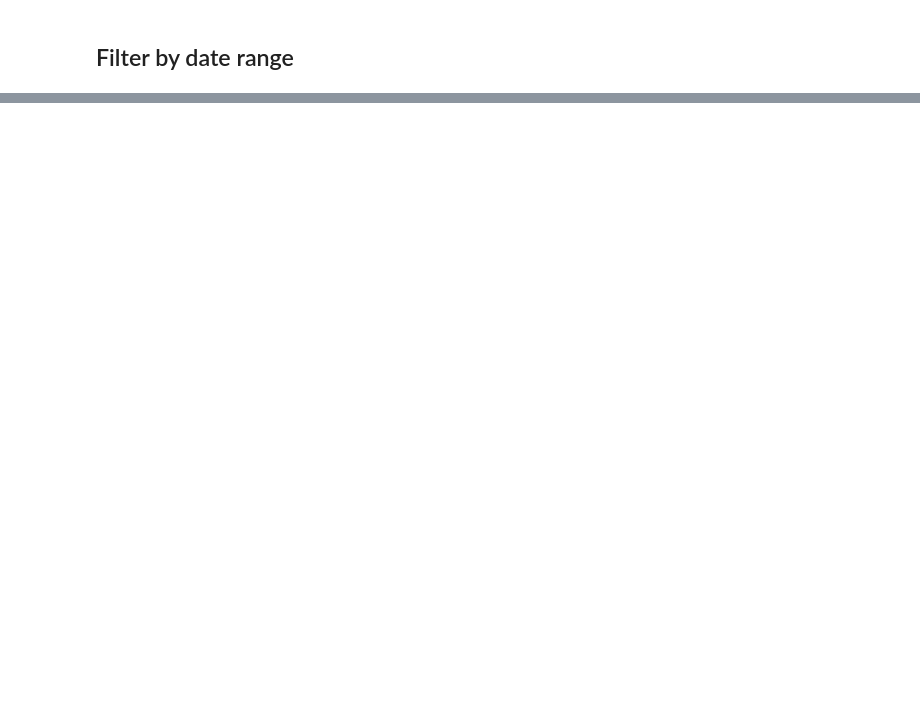
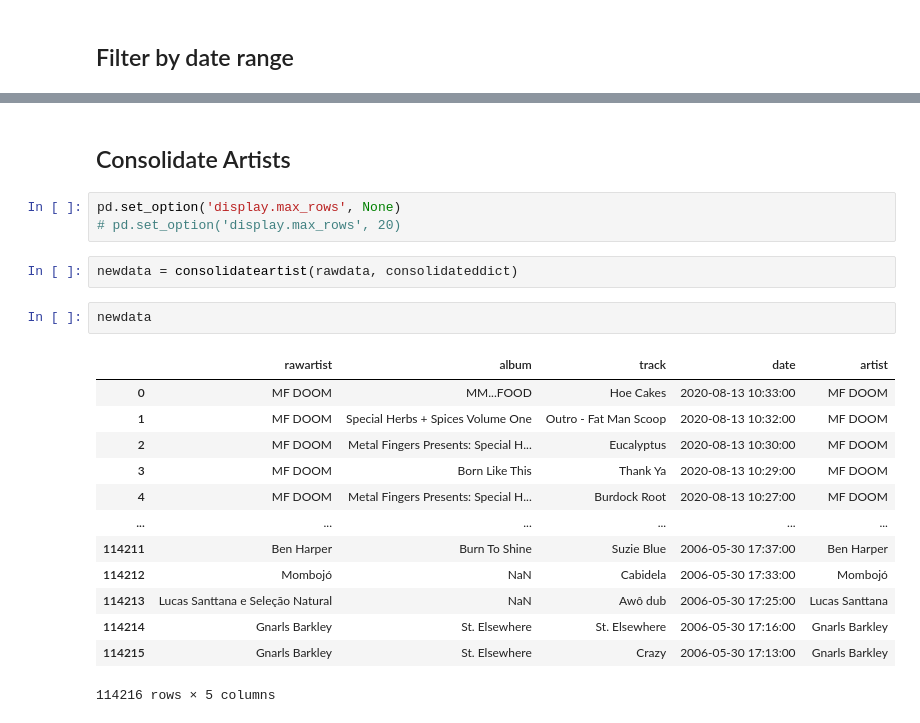
Before and after one commit to rodrigodub/reed, a Jupyter notebook: My Last.fm scrobbling history.ipynb, the cells around one changed output, grey strips where cells are left out. Cells and saved outputs as stored; diff of their text form; blank space fills up the shorter version.

```diff
--- a/My Last.fm scrobbling history.ipynb
+++ b/My Last.fm scrobbling history.ipynb
@@ -154,0 +168,23 @@ drawbarchart(top2020, '2020 Artists')
+# %% [markdown]
+## Consolidate Artists
+# %%
+pd.set_option('display.max_rows', None)
+# pd.set_option('display.max_rows', 20)
+# %%
+newdata = consolidateartist(rawdata, consolidateddict)
+# %%
+newdata
+# %% [output]
+|  | rawartist | album | track | date | artist |
+| 0 | MF DOOM | MM...FOOD | Hoe Cakes | 2020-08-13 10:33:00 | MF DOOM |
+| 1 | MF DOOM | Special Herbs + Spices Volume One | Outro - Fat Man Scoop | 2020-08-13 10:32:00 | MF DOOM |
+| 2 | MF DOOM | Metal Fingers Presents: Special H... | Eucalyptus | 2020-08-13 10:30:00 | MF DOOM |
+| 3 | MF DOOM | Born Like This | Thank Ya | 2020-08-13 10:29:00 | MF DOOM |
+| 4 | MF DOOM | Metal Fingers Presents: Special H... | Burdock Root | 2020-08-13 10:27:00 | MF DOOM |
+| ... | ... | ... | ... | ... | ... |
+| 114211 | Ben Harper | Burn To Shine | Suzie Blue | 2006-05-30 17:37:00 | Ben Harper |
+| 114212 | Mombojó | NaN | Cabidela | 2006-05-30 17:33:00 | Mombojó |
+| 114213 | Lucas Santtana e Seleção Natural | NaN | Awô dub | 2006-05-30 17:25:00 | Lucas Santtana |
+| 114214 | Gnarls Barkley | St. Elsewhere | St. Elsewhere | 2006-05-30 17:16:00 | Gnarls Barkley |
+| 114215 | Gnarls Barkley | St. Elsewhere | Crazy | 2006-05-30 17:13:00 | Gnarls Barkley |
+114216 rows × 5 columns
```
Also changed, not shown: parts of 22 cells of this notebook.
